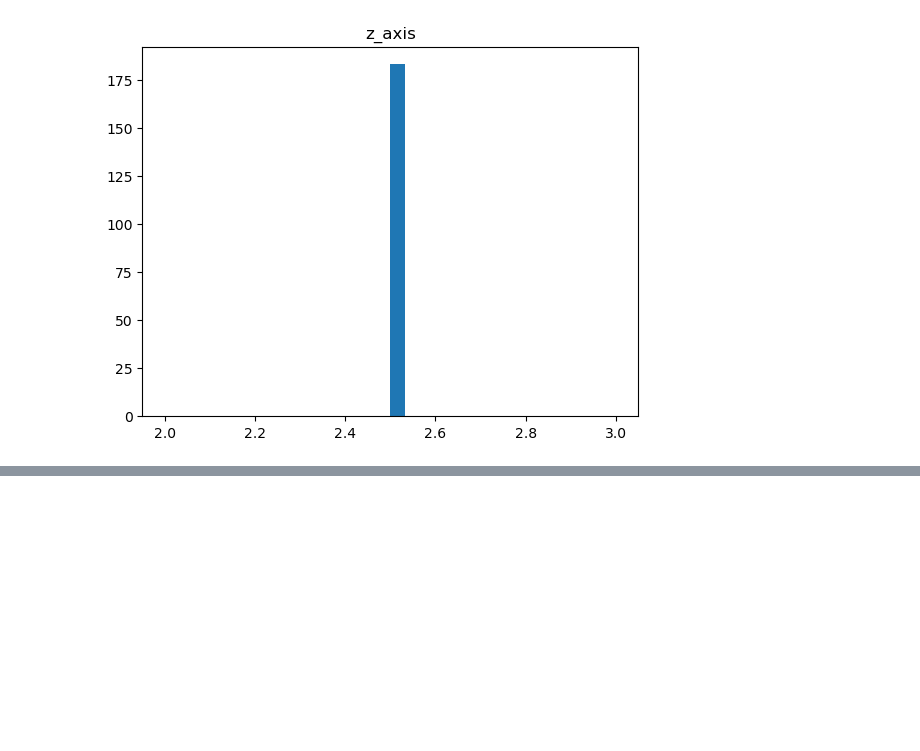
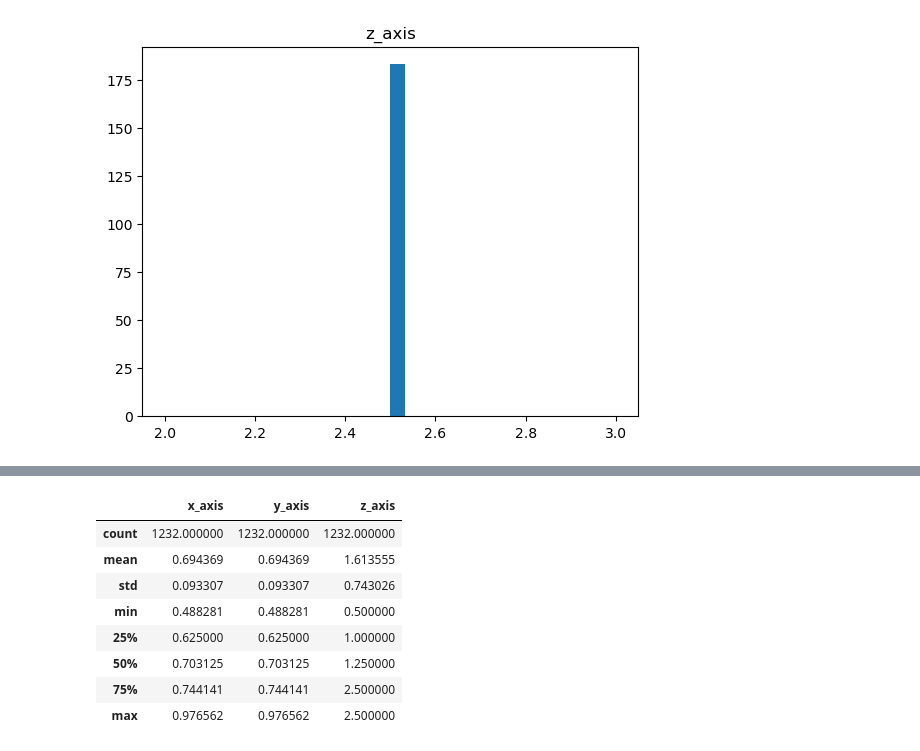
Before and after one commit to Bardhitoo/lung_cancer_proj, a Jupyter notebook: preprocessing_and_detection/resolution_exploration.ipynb, the cells around one changed output, grey strips where cells are left out. Cells and saved outputs as stored; diff of their text form; code cells hidden in the pictures; blank space fills up the shorter version.

```diff
--- a/preprocessing_and_detection/resolution_exploration.ipynb
+++ b/preprocessing_and_detection/resolution_exploration.ipynb
@@ -99 +100,13 @@ resolutions_s1 = resolutions_s1[["path", "x_axis", "y_axis", "z_axis"]]
+# %%
+resolutions_1.describe()
+# %% [output]
+|  | x_axis | y_axis | z_axis |
+| count | 1232.000000 | 1232.000000 | 1232.000000 |
+| mean | 0.694369 | 0.694369 | 1.613555 |
+| std | 0.093307 | 0.093307 | 0.743026 |
+| min | 0.488281 | 0.488281 | 0.500000 |
+| 25% | 0.625000 | 0.625000 | 1.000000 |
+| 50% | 0.703125 | 0.703125 | 1.250000 |
+| 75% | 0.744141 | 0.744141 | 2.500000 |
+| max | 0.976562 | 0.976562 | 2.500000 |
 # %%
```
Also changed, not shown: parts of 16 cells of this notebook.
